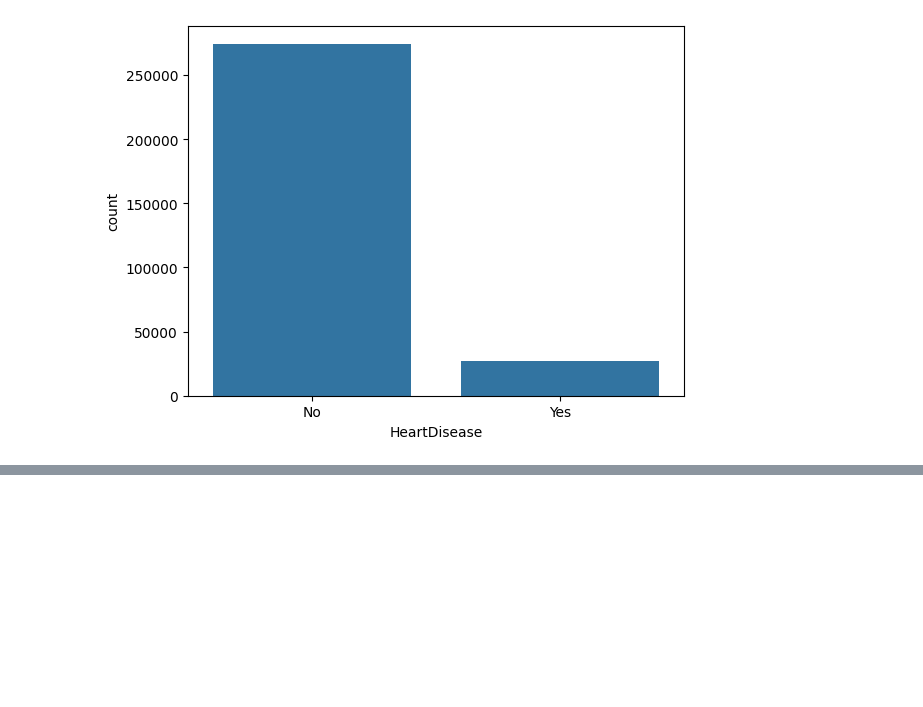
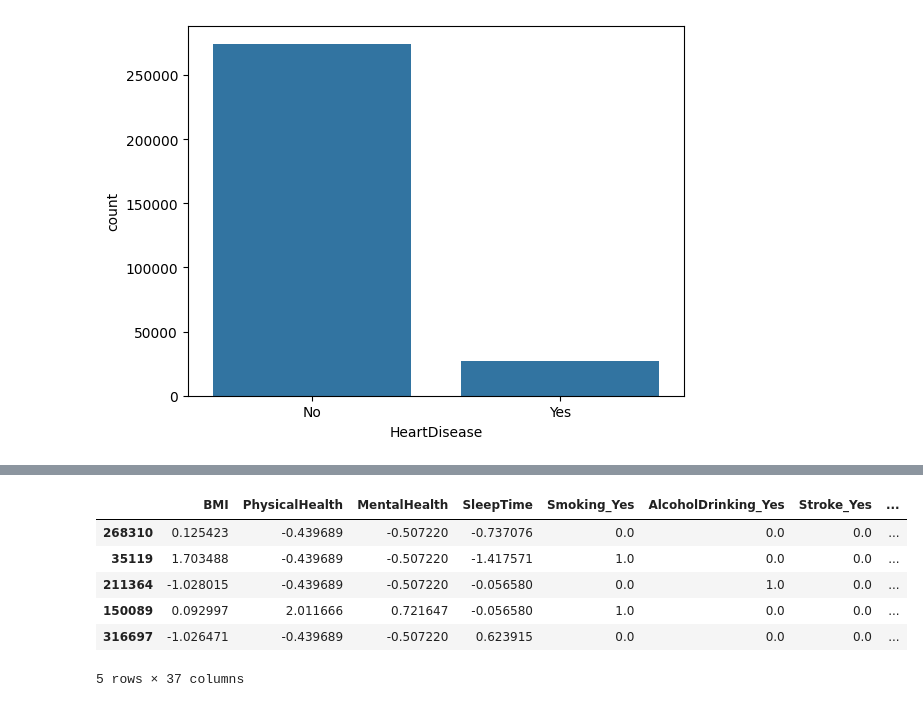
Before and after one commit to hemanthsaichowdary1717-dotcom/MLProjects, a Jupyter notebook: Logistic_Regression/notebook/logistc_regression.ipynb, the cells around one changed output, grey strips where cells are left out. Saved outputs shown, nothing was run; the diff lists cells and outputs as text; code cells hidden in the pictures; blank space fills up the shorter version.

```diff
--- a/Logistic_Regression/notebook/logistc_regression.ipynb
+++ b/Logistic_Regression/notebook/logistc_regression.ipynb
@@ -186,0 +248,10 @@ sns.countplot(x = df["HeartDisease"])
+# %%
+X_test.head()
+# %% [output]
+|  | BMI | PhysicalHealth | MentalHealth | SleepTime | Smoking_Yes | AlcoholDrinking_Yes | Stroke_Yes | ... |
+| 268310 | 0.125423 | -0.439689 | -0.507220 | -0.737076 | 0.0 | 0.0 | 0.0 | ... |
+| 35119 | 1.703488 | -0.439689 | -0.507220 | -1.417571 | 1.0 | 0.0 | 0.0 | ... |
+| 211364 | -1.028015 | -0.439689 | -0.507220 | -0.056580 | 0.0 | 1.0 | 0.0 | ... |
+| 150089 | 0.092997 | 2.011666 | 0.721647 | -0.056580 | 1.0 | 0.0 | 0.0 | ... |
+| 316697 | -1.026471 | -0.439689 | -0.507220 | 0.623915 | 0.0 | 0.0 | 0.0 | ... |
+5 rows × 37 columns
```
Also changed, not shown: parts of 13 cells of this notebook.
